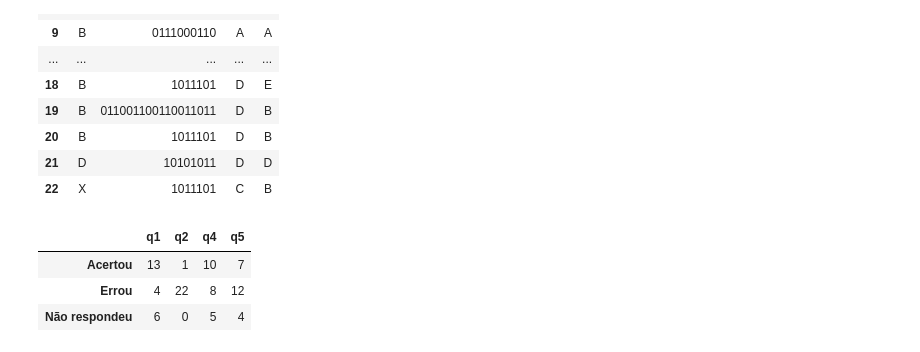
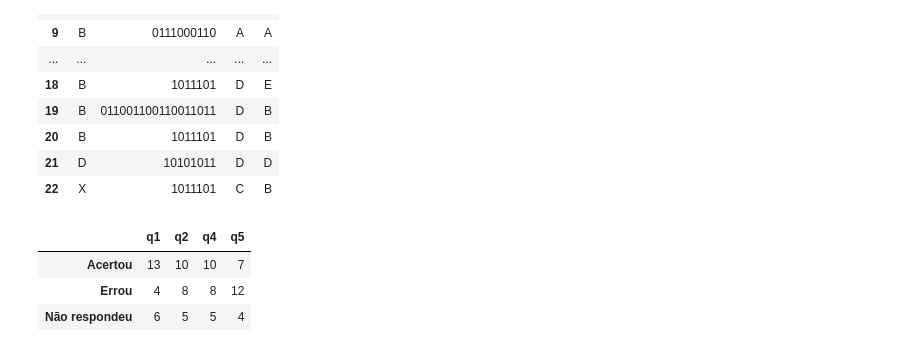
Before and after one commit to GERM-UDESC/questionarios-semestral, a Jupyter notebook: analises.ipynb, the cells around one changed output. Drawn from its saved outputs; the diff is of its cells as text; code cells hidden in the pictures.

```diff
--- a/analises.ipynb
+++ b/analises.ipynb
@@ -313,28 +309,28 @@ prova2
 | 21 | D | 10101011 | D | D |
 | 22 | X | 1011101 | C | B |
 # %%
-respostas_corretas2 = {"q1": "B", "q2": "100111111001", "q4": "D", "q5": "B"}
+respostas_corretas2 = {"q1": "B", "q2": "1011101", "q4": "D", "q5": "B"}
 
 def classificar_resposta(resposta, correta):
-    if resposta == "X":
+    if resposta == "X" or resposta == "-":
         return "Não respondeu"
     elif resposta == correta:
         return "Acertou"
     else:
         return "Errou"
 
 resultado2_q1 = prova2["q1"].apply(lambda x: classificar_resposta(x, respostas_corretas2["q1"]))
 resultado2_q2 = prova2["q2"].apply(lambda x: classificar_resposta(x, respostas_corretas2["q2"]))
 resultado2_q4 = prova2["q4"].apply(lambda x: classificar_resposta(x, respostas_corretas2["q4"]))
 resultado2_q5 = prova2["q5"].apply(lambda x: classificar_resposta(x, respostas_corretas2["q5"]))
 
 resultado = pd.DataFrame({"q1": resultado2_q1, "q2": resultado2_q2, "q4": resultado2_q4, "q5": resultado2_q5})
 
 contagem_resultados = resultado.apply(pd.Series.value_counts).fillna(0).astype(int)
 
 contagem_resultados
 # %% [output]
 |  | q1 | q2 | q4 | q5 |
-| Acertou | 13 | 1 | 10 | 7 |
-| Errou | 4 | 22 | 8 | 12 |
-| Não respondeu | 6 | 0 | 5 | 4 |
+| Acertou | 13 | 10 | 10 | 7 |
+| Errou | 4 | 8 | 8 | 12 |
+| Não respondeu | 6 | 5 | 5 | 4 |
```
Also changed, not shown: parts of 2 cells of this notebook.
